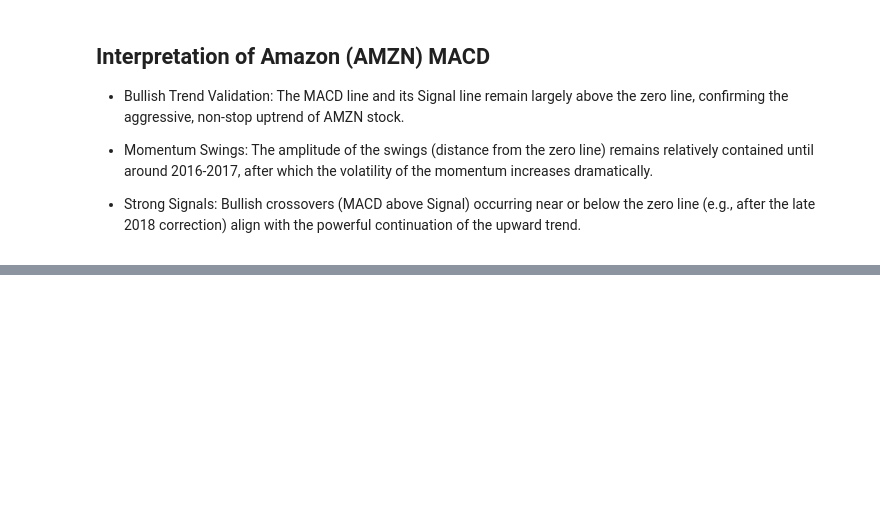
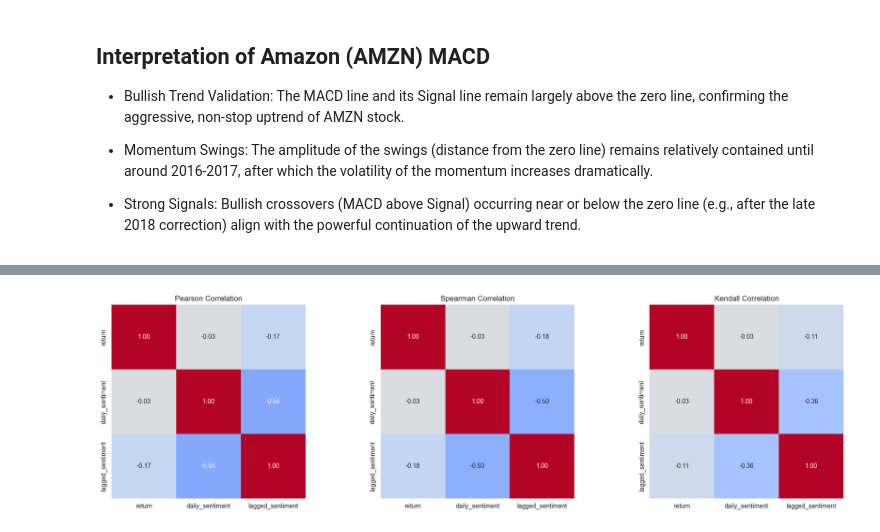
Before and after one commit to birhanu-ma/Financial-Data-Analysis, a Jupyter notebook: notebooks/AMZN.ipynb, the cells around one changed output, grey strips where cells are left out. Cells and saved outputs as stored; diff of their text form; code cells hidden in the pictures; blank space fills up the shorter version.

Commit message:
feat: implement scatter plore and correlation

```diff
--- a/notebooks/AMZN.ipynb
+++ b/notebooks/AMZN.ipynb
@@ -29,3 +33,5 @@ df.head()
 | 2009-02-19 | 3.0975 | 3.2090 | 3.0835 | 3.1420 | 135378000 |
 | 2009-02-20 | 3.1930 | 3.2075 | 3.0420 | 3.0535 | 187090000 |
 | 2009-02-23 | 3.0855 | 3.2455 | 3.0760 | 3.2080 | 146720000 |
+# %%
+sentiment_df = pd.read_csv("../data/daily_sentiment.csv")
@@ -253,0 +313,4 @@ stock.plot_macd()
+# %%
+sentiment_df['date'] = pd.to_datetime(sentiment_df['date']).dt.strftime('%Y-%m-%d')
+# %%
+sentiment_df['date'] = pd.to_datetime(sentiment_df['date'])
@@ -253,0 +370,93 @@ stock.plot_macd()
+# %%
+
+
+# -------------------------------
+# 1. FILTER NEWS FOR AMZN ONLY
+# -------------------------------
+sentiment_df = sentiment_df[sentiment_df['stock'] == "AMZN"].copy()
+sentiment_df['date'] = pd.to_datetime(sentiment_df['date'])
+
+# -------------------------------
+# 2. PREPARE STOCK DATA
+# -------------------------------
+# Ensure stock dataframe index is datetime
+df.index = pd.to_datetime(df.index)
+
+# -------------------------------
+# 3. ALIGN NEWS DATES TO NEXT TRADING DAY
+# -------------------------------
+stock_dates = df.index
+
+def align_to_next_trading_day(news_date):
+    future_dates = stock_dates[stock_dates >= news_date]
+    if len(future_dates) == 0:
+        return None
+    return future_dates[0]
+
+sentiment_df['aligned_date'] = sentiment_df['date'].apply(align_to_next_trading_day)
+sentiment_df = sentiment_df.dropna(subset=['aligned_date'])
+
+# -------------------------------
+# 4. AGGREGATE DAILY SENTIMENT
+# -------------------------------
+daily_sentiment = (
+    sentiment_df.groupby('aligned_date')['TextBlob_Sentiment']
+    .mean()
+    .to_frame('daily_sentiment')
+)
+
+# Create lagged sentiment (previous day's sentiment)
+daily_sentiment['lagged_sentiment'] = daily_sentiment['daily_sentiment'].shift(1)
+
+# -------------------------------
+# 5. CALCULATE DAILY STOCK RETURNS
+# -------------------------------
+df['return'] = df['Close'].pct_change()
+
+# -------------------------------
+# 6. MERGE STOCK + SENTIMENT
+# -------------------------------
+merged_df = df.merge(
+    daily_sentiment,
+    left_index=True,
+    right_index=True,
+    how='left'
+)
+
+# -------------------------------
+# 7. CORRELATION ANALYSIS
+# -------------------------------
+# Drop NaNs for correlation calculation
+df_corr = merged_df[['return', 'daily_sentiment', 'lagged_sentiment']].dropna()
+
+corr_methods = {
+    "Pearson": df_corr.corr(method="pearson"),
+    "Spearman": df_corr.corr(method="spearman"),
+    "Kendall": df_corr.corr(method="kendall"),
+}
+
+# Print correlations
+for name, corr in corr_methods.items():
+    print(f"\n{name} Correlation:\n", corr)
+
+# -------------------------------
+# 8. VISUALIZATION
+# -------------------------------
+fig, axes = plt.subplots(1, 3, figsize=(18, 5))
+for ax, (title, corr) in zip(axes, corr_methods.items()):
+    sns.heatmap(
+        corr,
+        ax=ax,
+        cmap="coolwarm",
+        vmin=-1,
+        vmax=1,
+        annot=True,
+        fmt=".2f",
+        square=True,
+        cbar=False
+    )
+    ax.set_title(f"{title} Correlation")
+
+fig.tight_layout()
+plt.show()
+# %% [output]
@@ -253,0 +480 @@ stock.plot_macd()
+[figure, added]
```
Also changed, not shown: parts of 14 cells of this notebook, 3 other files.
